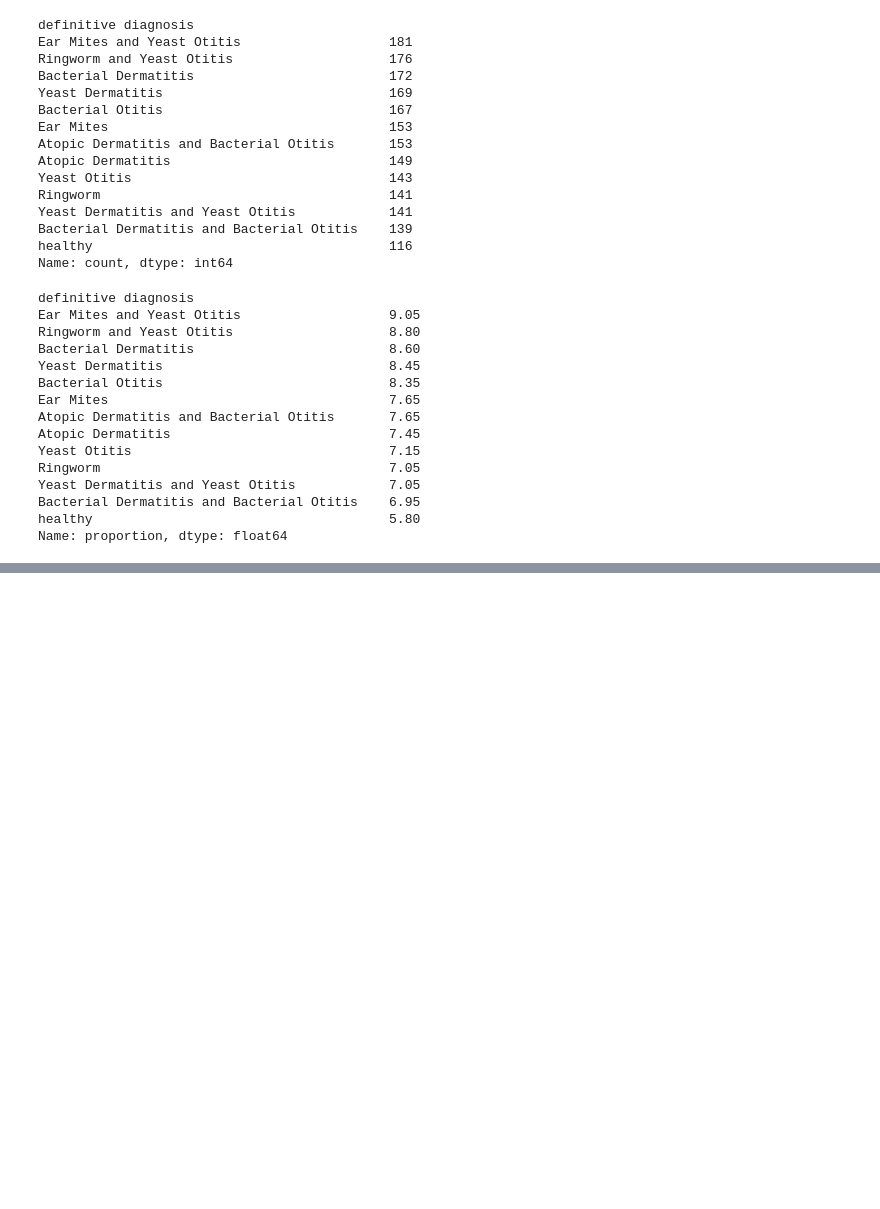
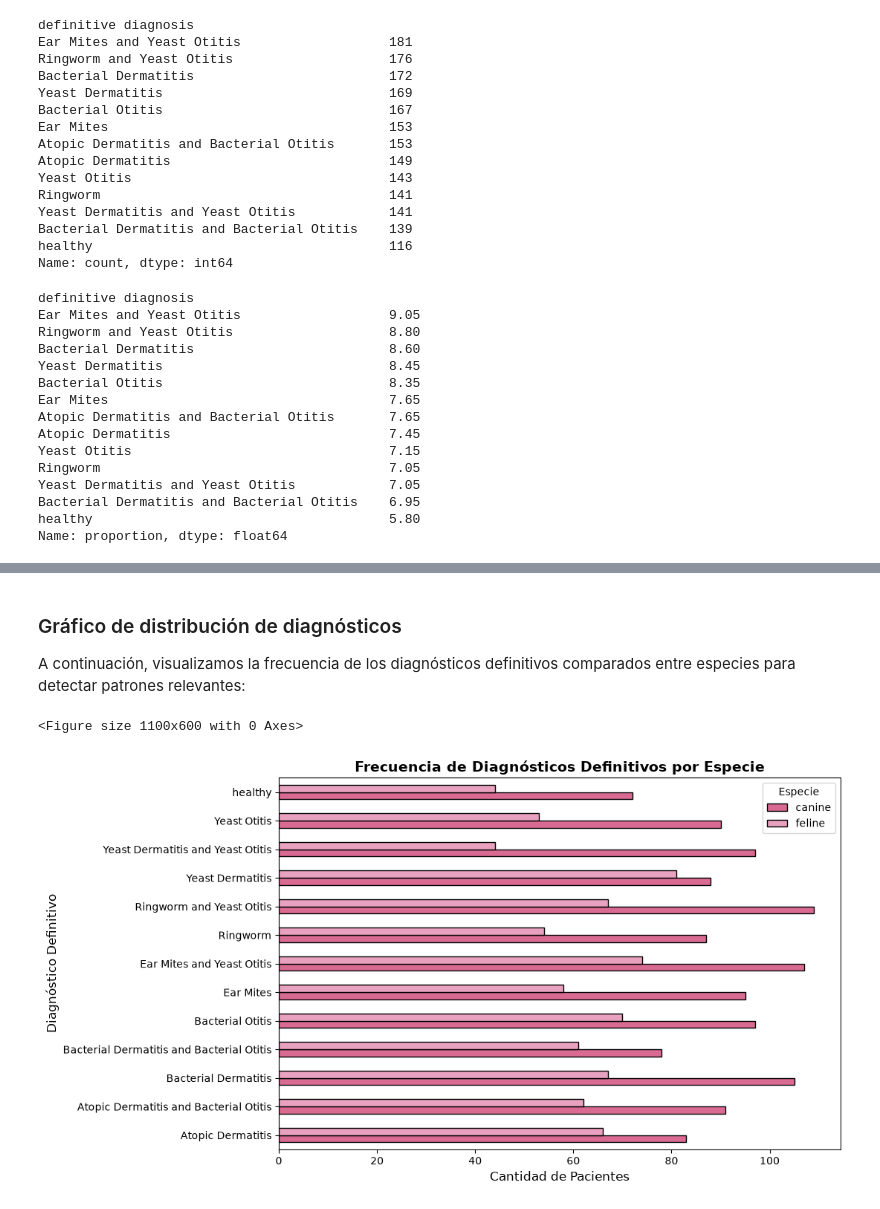
Before and after one commit to juanacebreiros2-ai/TP-PYTONH, a Jupyter notebook: pruebaDataset10.ipynb, the cells around one changed output, grey strips where cells are left out. Saved outputs shown, nothing was run; the diff lists cells and outputs as text; code cells hidden in the pictures; blank space fills up the shorter version.

Commit message:
agrego mi parte de agrupaciones y gráfico - Martu

```diff
--- a/pruebaDataset10.ipynb
+++ b/pruebaDataset10.ipynb
@@ -166,0 +192,20 @@ Name: proportion, dtype: float64
+# %% [markdown]
+### Gráfico de distribución de diagnósticos
+A continuación, visualizamos la frecuencia de los diagnósticos definitivos comparados entre especies para detectar patrones relevantes:
+# %%
+import matplotlib.pyplot as plt
+#Tabla cruzada de diagnósticos definitivos según la especie
+diag_especie = pd.crosstab(df['definitive diagnosis'], df['species'])
+
+#grafico de barras apiladas para visualizar la distribución de diagnósticos por especie
+plt.figure(figsize=(11, 6))
+diag_especie.plot(kind='barh', figsize=(11, 6), color=['#d96b93', '#e8a1be'], edgecolor='black')
+plt.title('Frecuencia de Diagnósticos Definitivos por Especie', fontsize=14, fontweight='bold')
+plt.xlabel('Cantidad de Pacientes', fontsize=12)
+plt.ylabel('Diagnóstico Definitivo', fontsize=12)
+plt.legend(title='Especie')
+plt.tight_layout()
+plt.show()
+# %% [output]
+<Figure size 1100x600 with 0 Axes>
+[figure, added]
```
Also changed, not shown: parts of 4 cells of this notebook.
